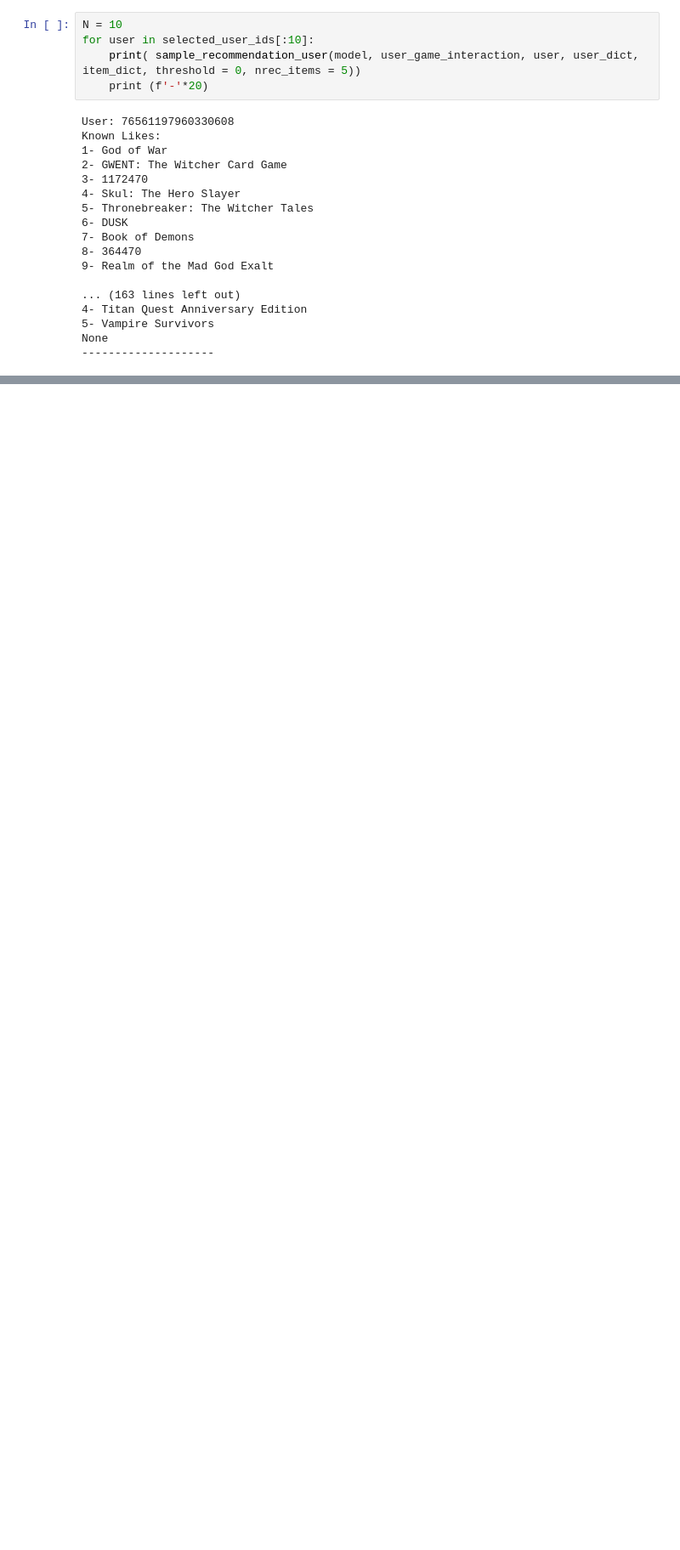
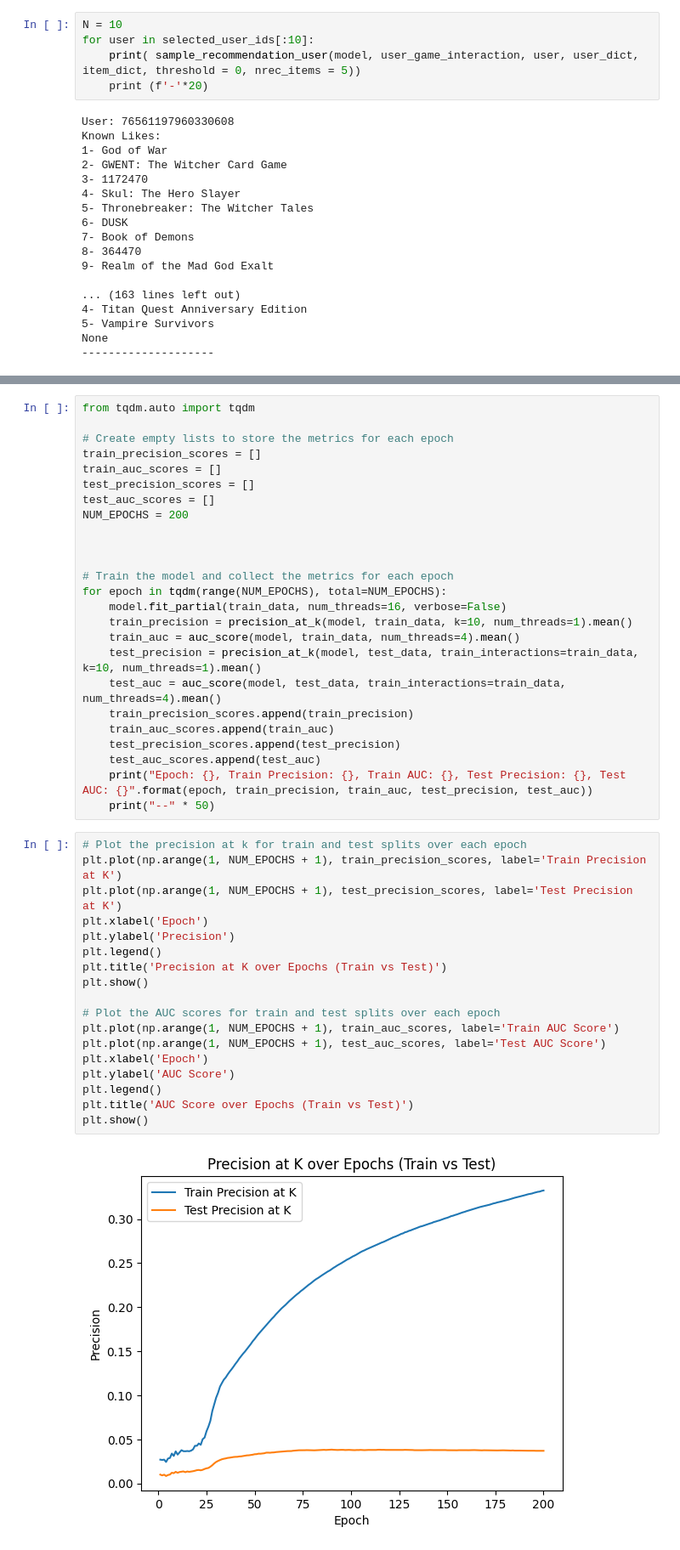
Before and after one commit to ms-Kras/GameBuddy, a Jupyter notebook: notebooks/Matrix_factorization.ipynb, the cells around one changed output, grey strips where cells are left out. Shown at 85% size. Saved outputs shown, nothing was run; the diff lists cells and outputs as text; blank space fills up the shorter version.

Commit message:
training of lightfm

```diff
--- a/notebooks/Matrix_factorization.ipynb
+++ b/notebooks/Matrix_factorization.ipynb
@@ -340,0 +364,45 @@ None
+# %%
+from tqdm.auto import tqdm
+
+# Create empty lists to store the metrics for each epoch
+train_precision_scores = []
+train_auc_scores = []
+test_precision_scores = []
+test_auc_scores = []
+NUM_EPOCHS = 200
+
+
+
+# Train the model and collect the metrics for each epoch
+for epoch in tqdm(range(NUM_EPOCHS), total=NUM_EPOCHS):
+    model.fit_partial(train_data, num_threads=16, verbose=False)
+    train_precision = precision_at_k(model, train_data, k=10, num_threads=1).mean()
+    train_auc = auc_score(model, train_data, num_threads=4).mean()
+    test_precision = precision_at_k(model, test_data, train_interactions=train_data, k=10, num_threads=1).mean()
+    test_auc = auc_score(model, test_data, train_interactions=train_data, num_threads=4).mean()
+    train_precision_scores.append(train_precision)
+    train_auc_scores.append(train_auc)
+    test_precision_scores.append(test_precision)
+    test_auc_scores.append(test_auc)
+    print("Epoch: {}, Train Precision: {}, Train AUC: {}, Test Precision: {}, Test AUC: {}".format(epoch, train_precision, train_auc, test_precision, test_auc))
+    print("--" * 50)
+# %%
+# Plot the precision at k for train and test splits over each epoch
+plt.plot(np.arange(1, NUM_EPOCHS + 1), train_precision_scores, label='Train Precision at K')
+plt.plot(np.arange(1, NUM_EPOCHS + 1), test_precision_scores, label='Test Precision at K')
+plt.xlabel('Epoch')
+plt.ylabel('Precision')
+plt.legend()
+plt.title('Precision at K over Epochs (Train vs Test)')
+plt.show()
+
+# Plot the AUC scores for train and test splits over each epoch
+plt.plot(np.arange(1, NUM_EPOCHS + 1), train_auc_scores, label='Train AUC Score')
+plt.plot(np.arange(1, NUM_EPOCHS + 1), test_auc_scores, label='Test AUC Score')
+plt.xlabel('Epoch')
+plt.ylabel('AUC Score')
+plt.legend()
+plt.title('AUC Score over Epochs (Train vs Test)')
+plt.show()
+# %% [output]
+[figure, added]
```
Also changed, not shown: parts of 6 cells of this notebook.
